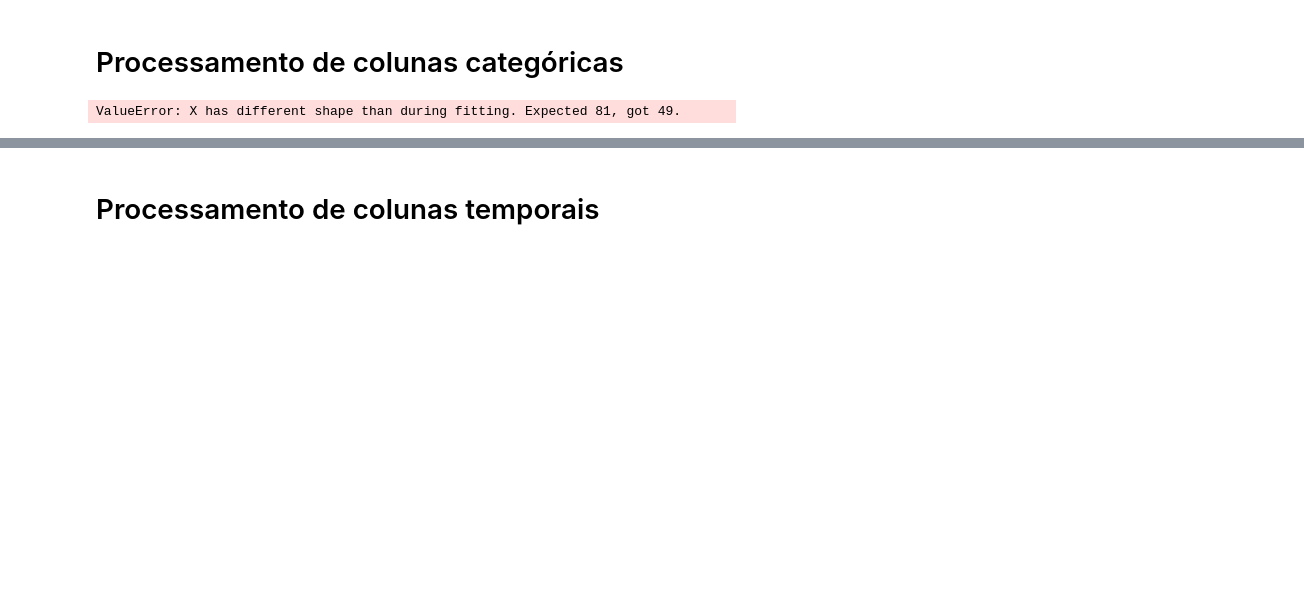
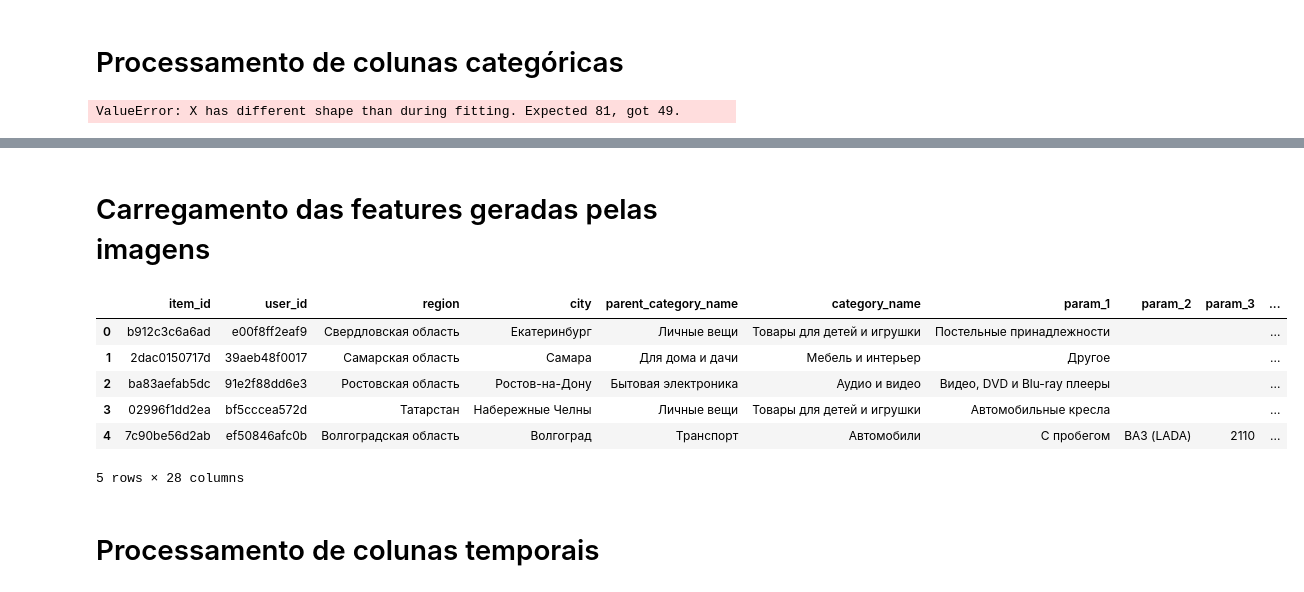
Before and after one commit to vinicius-alves/Kaggle-Avito-Challenge, a Jupyter notebook: notebook pré-processamento.ipynb, the cells around one changed output, grey strips where cells are left out. Saved outputs shown, nothing was run; the diff lists cells and outputs as text; code cells hidden in the pictures; blank space fills up the shorter version.

```diff
--- a/notebook pré-processamento.ipynb
+++ b/notebook pré-processamento.ipynb
@@ -27,11 +27,12 @@ dtype={
        "user_id": object
       }
 
+
 df_train = pd.read_csv('./data/train_small.csv', dtype = dtype, encoding='utf8', memory_map =True)
 df_test  = pd.read_csv('./data/test_small.csv' , dtype = dtype, encoding='utf8', memory_map =True)
 
-text_columns = ['title','description','param_1','param_2','param_3']
-categorical_columns = ["parent_category_name","category_name","user_type", "user_id"]
+text_columns = ['title','description']
+categorical_columns = ["parent_category_name","category_name","user_type", "user_id",'param_1','param_2','param_3']
 
 target_column = "deal_probability"
 
@@ -41,7 +42,7 @@ for column in text_columns:
     df_test[column].fillna(value='', inplace=True)
 
 # Merge dataFrames train e test
-df_all_data = pd.concat([df_train,df_test])
+df_all_data = pd.concat([df_train[text_columns+categorical_columns],df_test[text_columns+categorical_columns]])
 # %% [markdown]
 # Exibindo os dados
 # %%
@@ -56,7 +57,7 @@ df_train.head(5)
 # %% [markdown]
 # Eliminando colunas desnecessárias
 # %%
-columns_to_drop =['item_seq_number', 'item_id']
+columns_to_drop =['item_id']
 df_train = df_train.drop(columns=columns_to_drop)
 df_test  = df_test.drop(columns=columns_to_drop)
 df_train.head(5)
@@ -168,0 +151,13 @@ GeocoderQueryError: HTTP Error 414: Request-URI Too Long
+# %%
+# Coordenadas das cidades fornecidas pelo usuário FrankHerfert
+# Ref.: https://www.kaggle.com/frankherfert/region-and-city-details-with-lat-lon-and-clusters/data
+
+df_coords = pd.read_csv('./data/avito_region_city_features.csv', encoding='utf8', memory_map =True)
+df_coords = df_coords.drop(columns=["region_id","city_region_id","region","city_region"])
+df_train  = df_train.merge(df_coords, on = "city")
+df_test   = df_test.merge (df_coords, on = "city")
+df_train  = df_train.drop(columns=["city","region"])
+df_test   = df_test.drop(columns=["city","region"])
+df_coords = None
+
+df_train.head(5)
@@ -169,2 +172,21 @@ GeocoderQueryError: HTTP Error 414: Request-URI Too Long
+# %% [markdown]
+# Carregamento das features geradas pelas imagens
+# %%
+# Features calculadas em notebook externo
+df_images_train = pd.read_csv('./data/train_jpg.csv', encoding='utf8', memory_map =True)
+df_train  = df_train.merge(df_images_train, left_on = "image", right_on = "id")
+df_images_train = None
+df_train  = df_train.drop(columns=["image"])
+df_test["image"].fillna(value="no-image", inplace=True)
+#df_test pendente
+df_train.head(5)
+# %% [output]
+|  | item_id | user_id | region | city | parent_category_name | category_name | param_1 | param_2 | param_3 | ... |
+| 0 | b912c3c6a6ad | e00f8ff2eaf9 | Свердловская область | Екатеринбург | Личные вещи | Товары для детей и игрушки | Постельные принадлежности |  |  | ... |
+| 1 | 2dac0150717d | 39aeb48f0017 | Самарская область | Самара | Для дома и дачи | Мебель и интерьер | Другое |  |  | ... |
+| 2 | ba83aefab5dc | 91e2f88dd6e3 | Ростовская область | Ростов-на-Дону | Бытовая электроника | Аудио и видео | Видео, DVD и Blu-ray плееры |  |  | ... |
+| 3 | 02996f1dd2ea | bf5cccea572d | Татарстан | Набережные Челны | Личные вещи | Товары для детей и игрушки | Автомобильные кресла |  |  | ... |
+| 4 | 7c90be56d2ab | ef50846afc0b | Волгоградская область | Волгоград | Транспорт | Автомобили | С пробегом | ВАЗ (LADA) | 2110 | ... |
+5 rows × 28 columns
 # %% [markdown]
 # Processamento de colunas temporais
```
Also changed, not shown: parts of 6 cells of this notebook.
